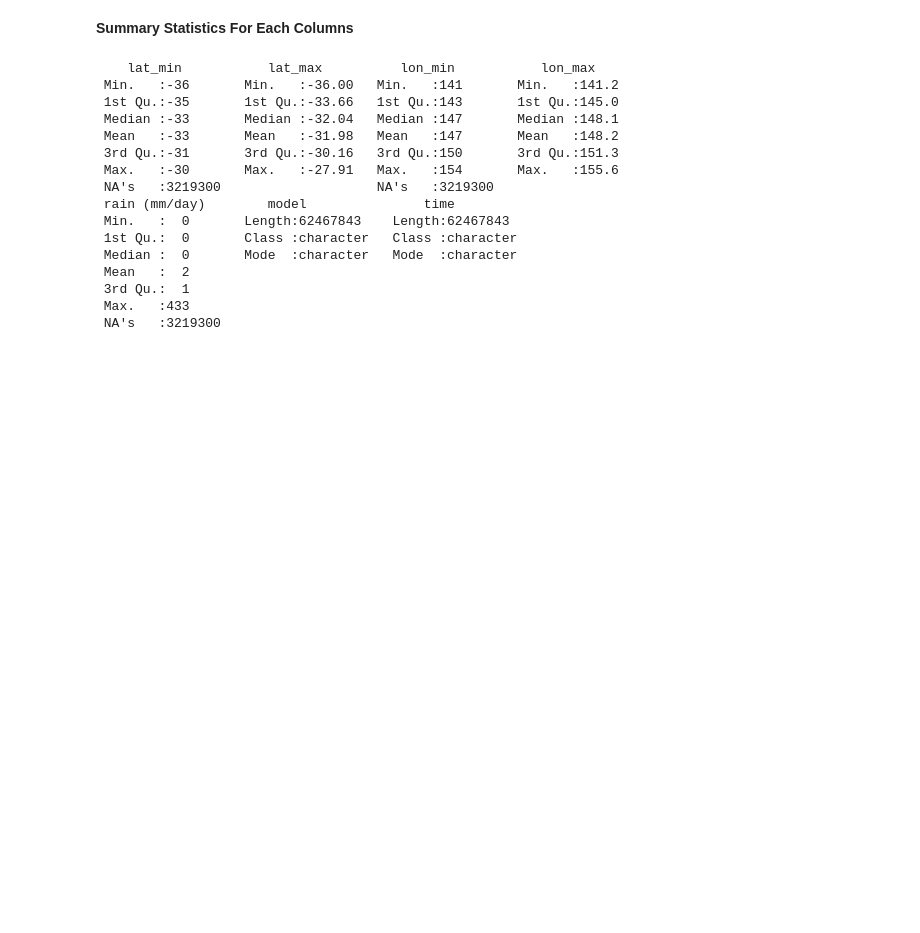
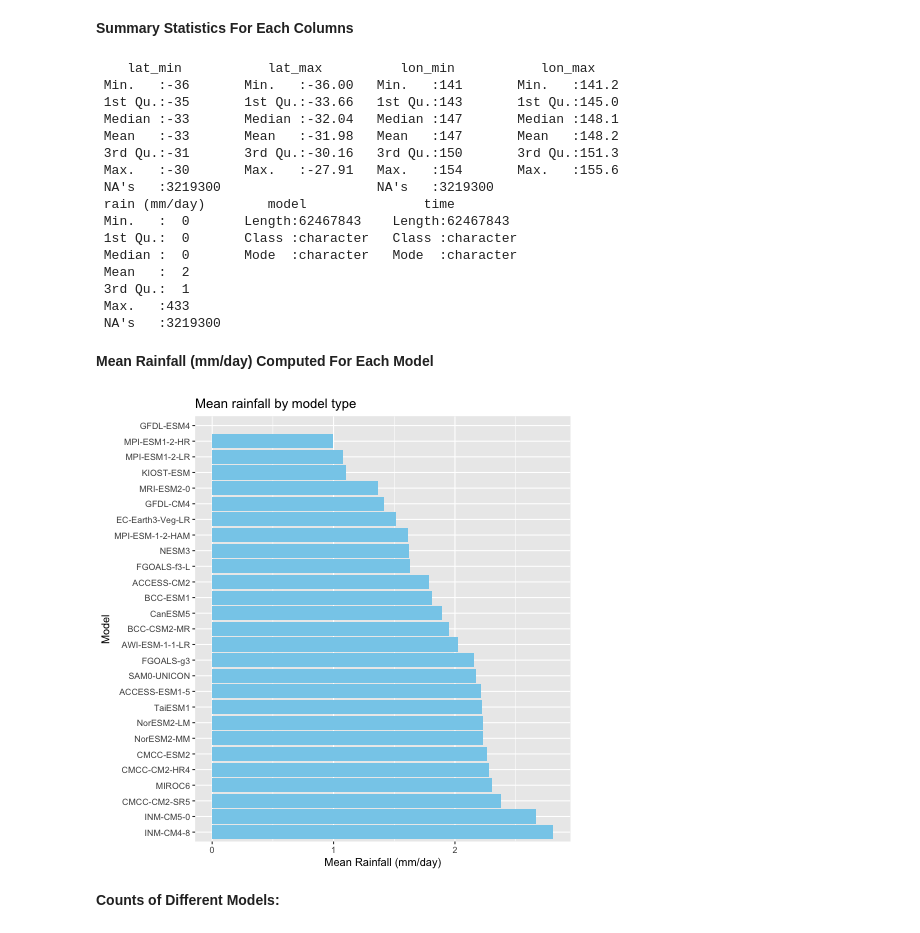
Before and after one commit to UBC-MDS/525-group16, a Jupyter notebook: notebooks/milestone1.ipynb, the cells around one changed output. Saved outputs shown, nothing was run; the diff lists cells and outputs as text; code cells hidden in the pictures; blank space fills up the shorter version.

Commit message:
Add visualizations

```diff
--- a/notebooks/milestone1.ipynb
+++ b/notebooks/milestone1.ipynb
@@ -254,3 +226,19 @@ arrow_rframe |> summary()
  3rd Qu.:  1
  Max.   :433
  NA's   :3219300
+# %% [markdown]
+**Mean Rainfall (mm/day) Computed For Each Model**
+# %%
+%%R
+library(dplyr)
+df1 <- arrow_rframe |> group_by(model) |> summarize(mean_rainfall = mean(`rain (mm/day)`), na.rm=TRUE) |> arrange(desc(mean_rainfall))
+# %%
+%%R
+df1 |> ggplot() +
+    aes(x = mean_rainfall, y = reorder(model, -mean_rainfall)) +
+    geom_bar(stat = "identity", fill = "skyblue") +
+    labs(x = "Mean Rainfall (mm/day)", y = "Model", title = "Mean rainfall by model type")
+# %% [output]
+[figure, added]
+# %% [markdown]
+**Counts of Different Models:**
```
Also changed, not shown: parts of 11 cells of this notebook.
